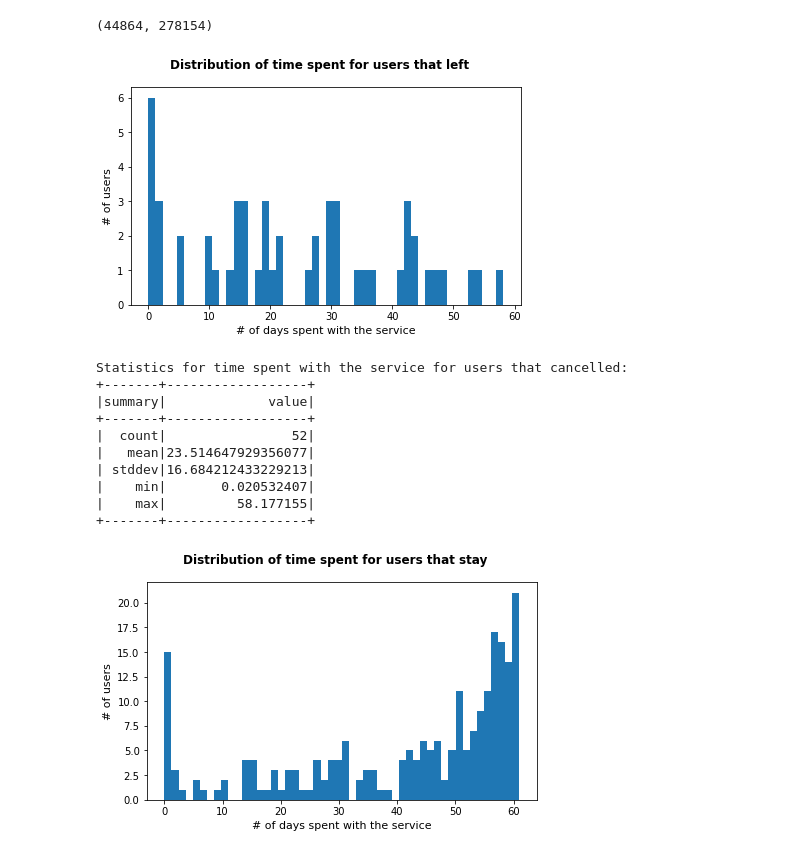
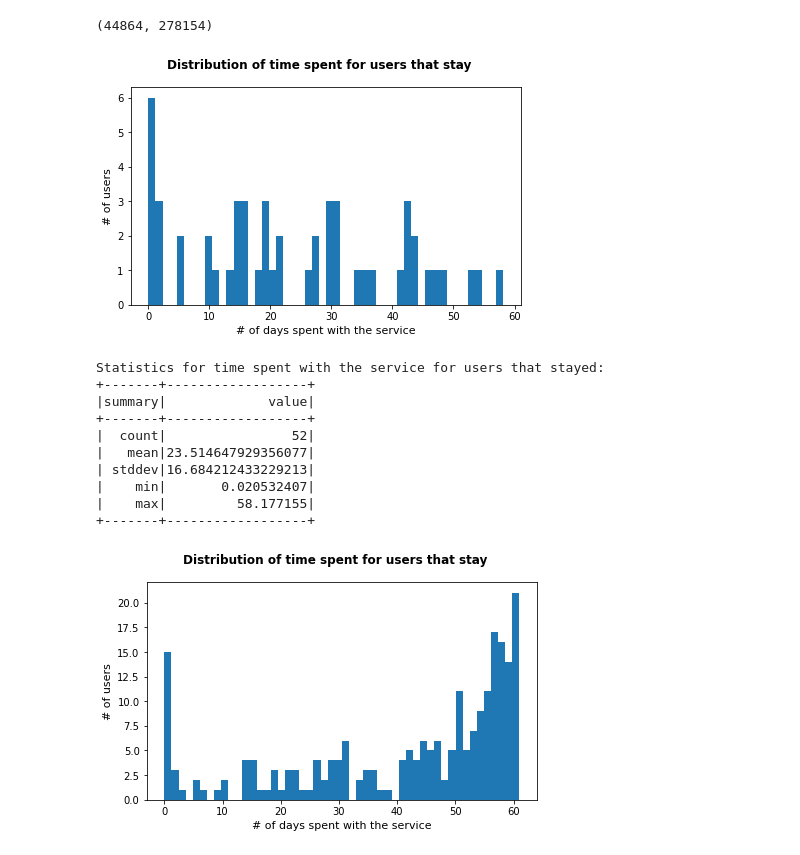
Before and after one commit to russom/DSND-Capstone, a Jupyter notebook: notebooks/Sparkify-project-local.ipynb, the cells around one changed output. Cells and saved outputs as stored; diff of their text form; code cells hidden in the pictures.

```diff
--- a/notebooks/Sparkify-project-local.ipynb
+++ b/notebooks/Sparkify-project-local.ipynb
@@ -98,3 +97,5 @@ user_log.count(), len(user_log.columns)
 # %%
-# Drop NaN in userId and sessionId
-# user_log_valid = user_log.dropna(how = "any", subset = ["userId", "sessionId"])
+# Drop NaN
+user_log_valid = user_log.dropna(how = "any", subset = ["userId", "sessionId"])
+# Drop empty users
+user_log_valid = user_log_valid.filter(user_log["userId"] != "")
@@ -114,5 +102,3 @@ so some users are empty
-# %%
-user_log_valid = user_log.filter(user_log["userId"] != "")
 # %%
 user_log_valid.count()
 # %% [output]
@@ -258,19 +239,25 @@ for i in range(len(users_cancelled_list)):
+# %%
+# Check how much time (in days) was spent by the users that cancelled
+# Collect time intervals
+time_int_canc = user_log_cancelled.groupBy("userId").agg(min("ts"), max("ts")).collect()
+# Get the difference
+delta_time_cancelled = [(time_int[2]/1000 - time_int[1]/1000)/(3600*24) for time_int in time_int_canc]
 # %%
 # Plot histogram
 fig = plt.figure(figsize=(7, 4))
-fig.suptitle('Distribution of time spent for users that left', fontsize=12, fontweight='bold')
+fig.suptitle('Distribution of time spent for users that stay', fontsize=12, fontweight='bold')
 
 plt.hist(delta_time_cancelled, bins=50);
 plt.xlabel('# of days spent with the service', fontsize=11)
 plt.ylabel('# of users', fontsize=11);
 # %% [output]
-[figure, old version]
+[figure, new version]
 # %%
 # Look at the statistics
-print('Statistics for time spent with the service for users that cancelled:')
+print('Statistics for time spent with the service for users that stayed:')
 spark.createDataFrame(delta_time_cancelled, FloatType()).describe().show()
 # %% [output]
-Statistics for time spent with the service for users that cancelled:
+Statistics for time spent with the service for users that stayed:
 +-------+------------------+
 |summary|             value|
 +-------+------------------+
```
Also changed, not shown: parts of 31 cells of this notebook.
